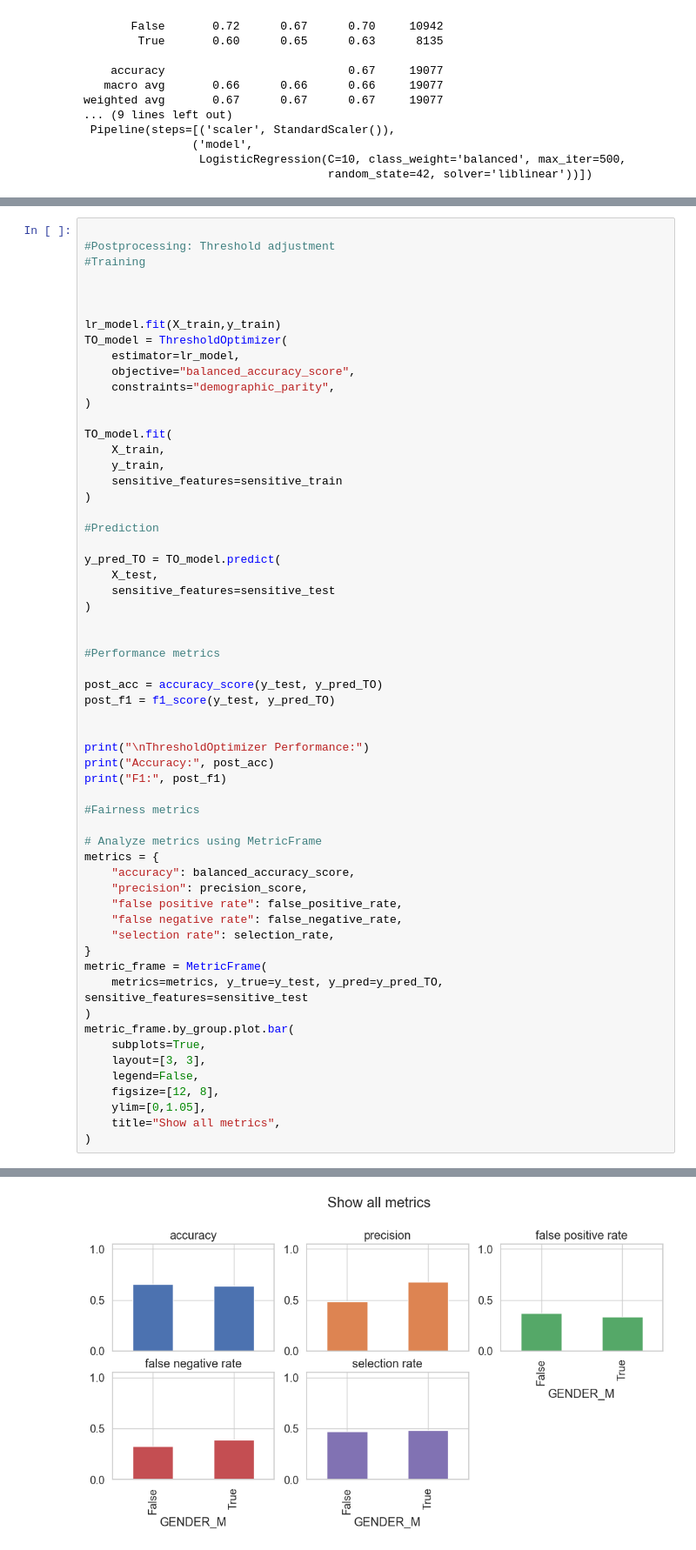
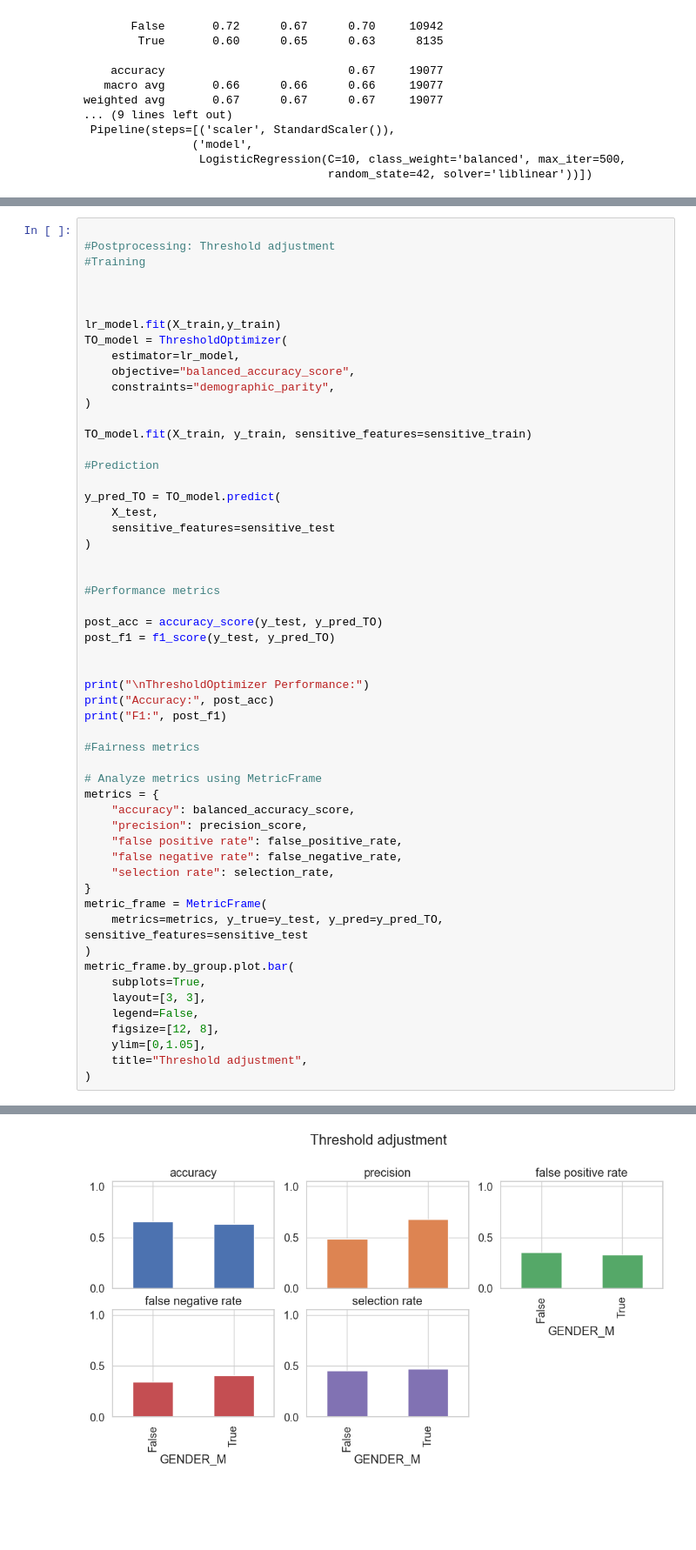
Before and after one commit to martenzZe/MRAI_project, a Jupyter notebook: Project_code.ipynb, the cells around one changed output, grey strips where cells are left out. Shown at 87% size. Cells and saved outputs as stored; diff of their text form; blank space fills up the shorter version.

```diff
--- a/Project_code.ipynb
+++ b/Project_code.ipynb
@@ -864,11 +867,7 @@ TO_model = ThresholdOptimizer(
     constraints="demographic_parity",
 )
 
-TO_model.fit(
-    X_train,
-    y_train,
-    sensitive_features=sensitive_train
-)
+TO_model.fit(X_train, y_train, sensitive_features=sensitive_train)
 
 #Prediction
 
@@ -907,7 +906,7 @@ metric_frame.by_group.plot.bar(
     legend=False,
     figsize=[12, 8],
     ylim=[0,1.05],
-    title="Show all metrics",
+    title="Threshold adjustment",
 )
 # %% [output]
 ThresholdOptimizer Performance:
@@ -916,9 +915,9 @@ F1: 0.6033014769765421
 array([[<Axes: title={'center': 'accuracy'}, xlabel='GENDER_M'>,
         <Axes: title={'center': 'precision'}, xlabel='GENDER_M'>,
         <Axes: title={'center': 'false positive rate'}, xlabel='GENDER_M'>],
        [<Axes: title={'center': 'false negative rate'}, xlabel='GENDER_M'>,
         <Axes: title={'center': 'selection rate'}, xlabel='GENDER_M'>,
         <Axes: xlabel='GENDER_M'>],
        [<Axes: xlabel='GENDER_M'>, <Axes: xlabel='GENDER_M'>,
         <Axes: xlabel='GENDER_M'>]], dtype=object)
-[figure, old version]
+[figure, new version]
```
Also changed, not shown: parts of 12 cells of this notebook.
